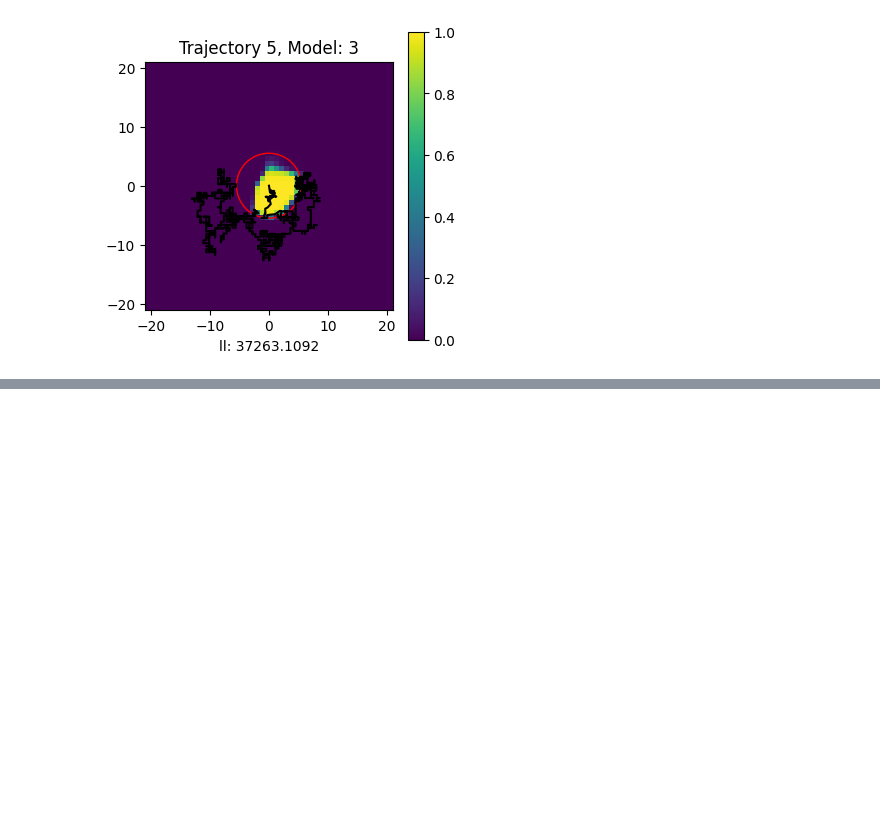
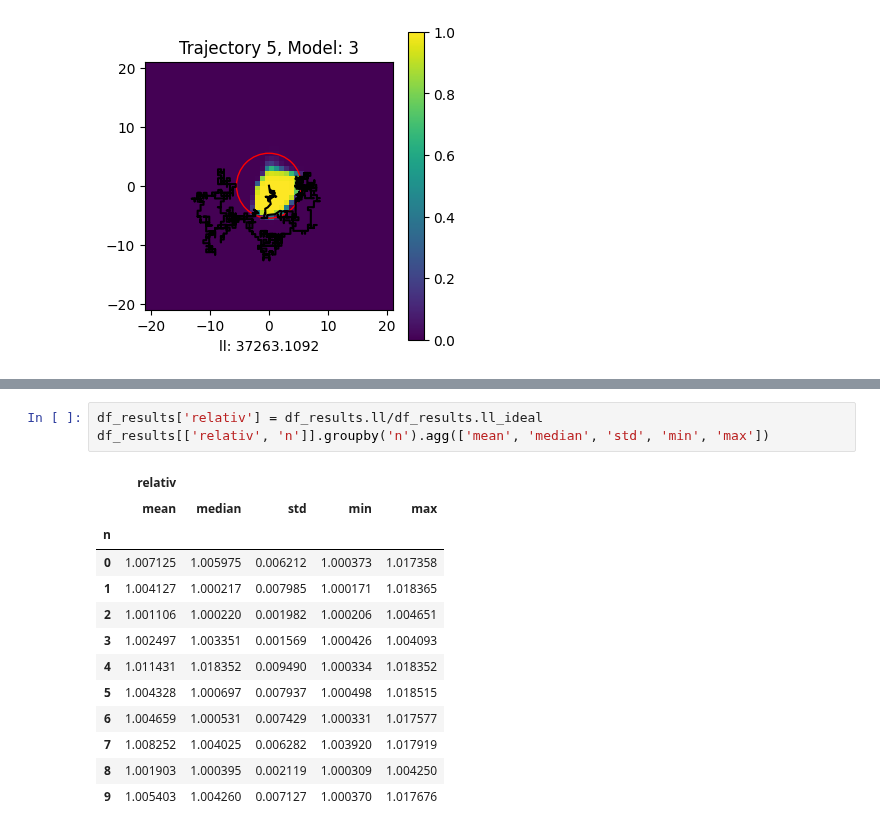
Before and after one commit to guialba/RL, a Jupyter notebook: Gridworld/custom/ex5_hidden_test_2.ipynb, the cells around one changed output, grey strips where cells are left out. Saved outputs shown, nothing was run; the diff lists cells and outputs as text; blank space fills up the shorter version.

```diff
--- a/Gridworld/custom/ex5_hidden_test_2.ipynb
+++ b/Gridworld/custom/ex5_hidden_test_2.ipynb
@@ -392,0 +411,17 @@ plot_test(df, 5,3)
+# %%
+df_results['relativ'] = df_results.ll/df_results.ll_ideal
+df_results[['relativ', 'n']].groupby('n').agg(['mean', 'median', 'std', 'min', 'max'])
+# %% [output]
+|  | relativ |  |  |  |  |
+|  | mean | median | std | min | max |
+| n |  |  |  |  |  |
+| 0 | 1.007125 | 1.005975 | 0.006212 | 1.000373 | 1.017358 |
+| 1 | 1.004127 | 1.000217 | 0.007985 | 1.000171 | 1.018365 |
+| 2 | 1.001106 | 1.000220 | 0.001982 | 1.000206 | 1.004651 |
+| 3 | 1.002497 | 1.003351 | 0.001569 | 1.000426 | 1.004093 |
+| 4 | 1.011431 | 1.018352 | 0.009490 | 1.000334 | 1.018352 |
+| 5 | 1.004328 | 1.000697 | 0.007937 | 1.000498 | 1.018515 |
+| 6 | 1.004659 | 1.000531 | 0.007429 | 1.000331 | 1.017577 |
+| 7 | 1.008252 | 1.004025 | 0.006282 | 1.003920 | 1.017919 |
+| 8 | 1.001903 | 1.000395 | 0.002119 | 1.000309 | 1.004250 |
+| 9 | 1.005403 | 1.004260 | 0.007127 | 1.000370 | 1.017676 |
```
Also changed, not shown: parts of 2 cells of this notebook, 15 other files.
